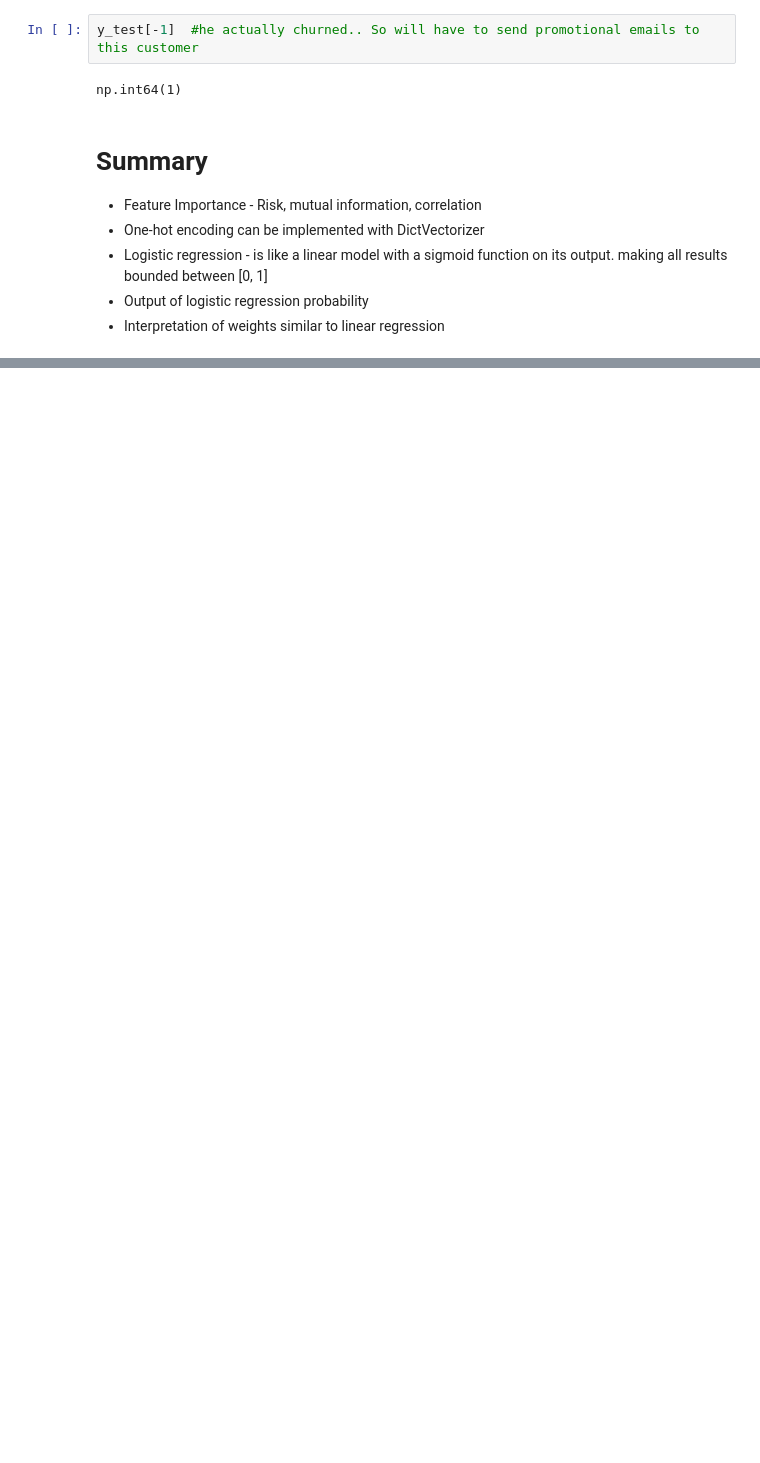
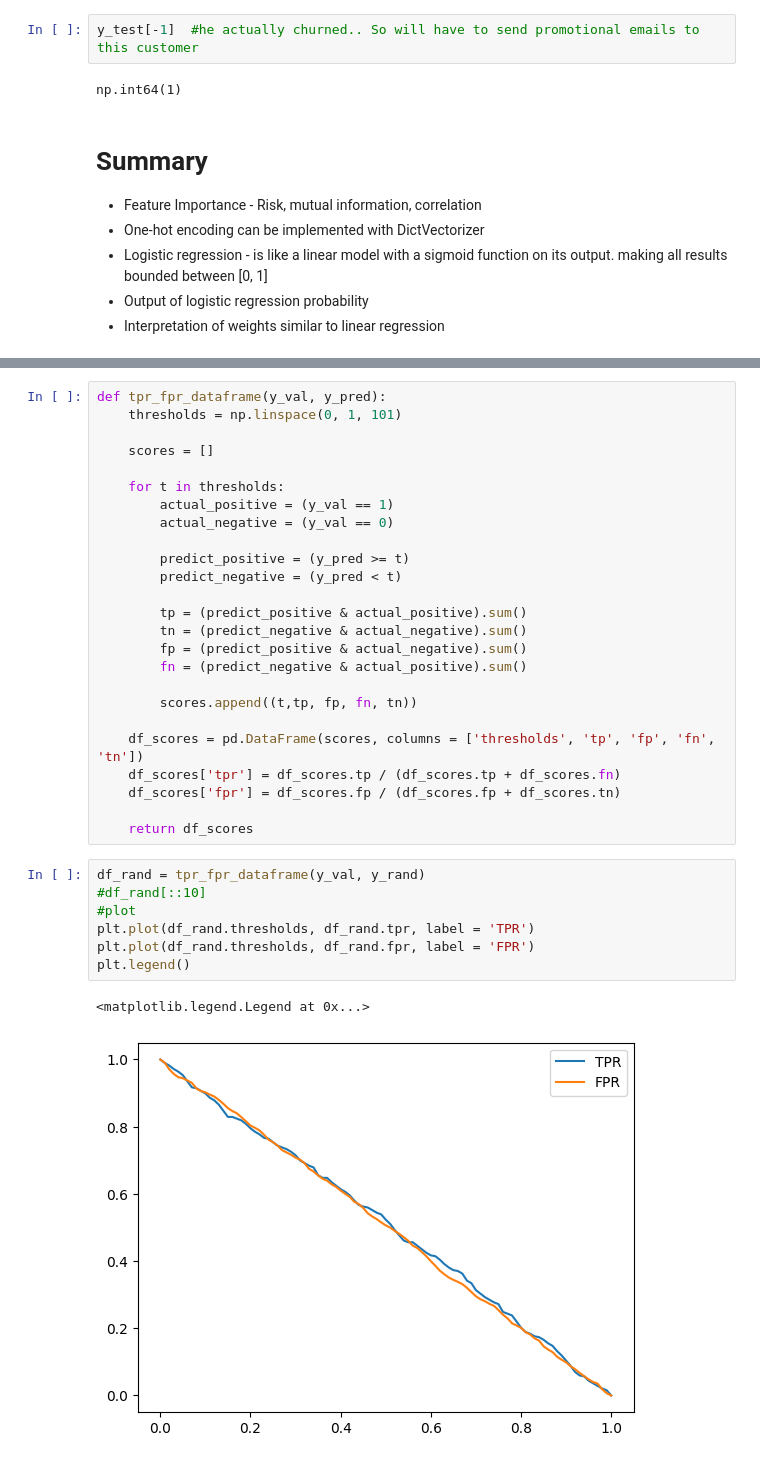
Before and after one commit to kelvin-meyet/MLOps-I-mlzmcmp, a Jupyter notebook: 03-churn-project/data-prep-and-modelling.ipynb, the cells around one changed output, grey strips where cells are left out. Saved outputs shown, nothing was run; the diff lists cells and outputs as text; blank space fills up the shorter version.

```diff
--- a/03-churn-project/data-prep-and-modelling.ipynb
+++ b/03-churn-project/data-prep-and-modelling.ipynb
@@ -929,0 +1144,35 @@ np.int64(1)
+# %%
+def tpr_fpr_dataframe(y_val, y_pred):
+    thresholds = np.linspace(0, 1, 101)
+
+    scores = []
+
+    for t in thresholds:
+        actual_positive = (y_val == 1)
+        actual_negative = (y_val == 0)
+
+        predict_positive = (y_pred >= t)
+        predict_negative = (y_pred < t)
+
+        tp = (predict_positive & actual_positive).sum()
+        tn = (predict_negative & actual_negative).sum()
+        fp = (predict_positive & actual_negative).sum()
+        fn = (predict_negative & actual_positive).sum()
+
+        scores.append((t,tp, fp, fn, tn))
+
+    df_scores = pd.DataFrame(scores, columns = ['thresholds', 'tp', 'fp', 'fn', 'tn'])
+    df_scores['tpr'] = df_scores.tp / (df_scores.tp + df_scores.fn)
+    df_scores['fpr'] = df_scores.fp / (df_scores.fp + df_scores.tn)
+
+    return df_scores
+# %%
+df_rand = tpr_fpr_dataframe(y_val, y_rand)
+#df_rand[::10]
+#plot
+plt.plot(df_rand.thresholds, df_rand.tpr, label = 'TPR')
+plt.plot(df_rand.thresholds, df_rand.fpr, label = 'FPR')
+plt.legend()
+# %% [output]
+<matplotlib.legend.Legend at 0x...>
+[figure, added]
```
Also changed, not shown: parts of 34 cells of this notebook.
